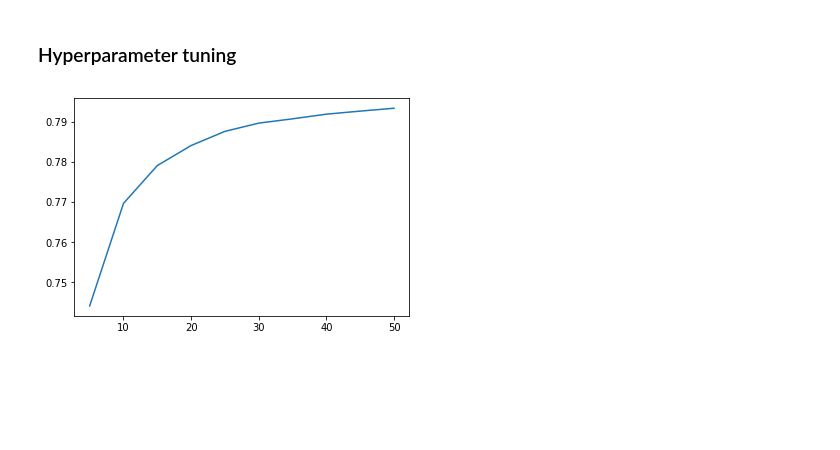
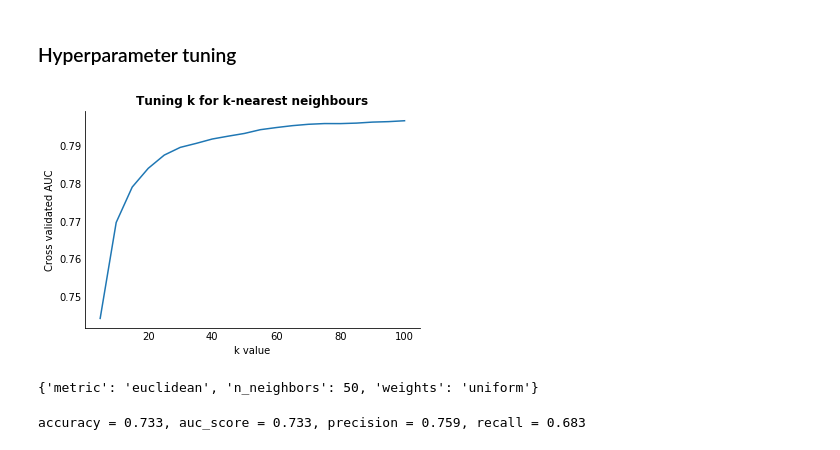
Before and after one commit to jackbustertann/cardiovascular_disease_detection, a Jupyter notebook: index.ipynb, the cells around one changed output. Saved outputs shown, nothing was run; the diff lists cells and outputs as text; code cells hidden in the pictures; blank space fills up the shorter version.

Commit message:
training and validating knn model

```diff
--- a/index.ipynb
+++ b/index.ipynb
@@ -378,12 +375,30 @@ accuracy = 0.694, auc_score = 0.694, precision = 0.698, recall = 0.682
 # %%
 from sklearn.model_selection import cross_val_score
 
-ks = range(5,55,5)
+ks = range(5,105,5)
 scores = []
 for k in ks:
     knn = KNeighborsClassifier(n_neighbors = k)
     score = np.mean(cross_val_score(knn, X_train_without_onehot, y_train, scoring = 'roc_auc', cv = 5))
     scores.append(score)
-plt.plot(ks, scores);
-# %% [output]
-[figure, removed]
+# %%
+fig = plt.figure()
+ax = fig.add_subplot(111)
+ax.plot(ks, scores)
+ax.set_title('Tuning k for k-nearest neighbours', fontweight = 'bold')
+ax.set_xlabel('k value')
+ax.set_ylabel('Cross validated AUC')
+ax.tick_params(axis = 'both', which = 'both', length = 0)
+ax.spines['top'].set_visible(False)
+ax.spines['right'].set_visible(False);
+# %% [output]
+[figure, added]
+# %%
+from sklearn.model_selection import GridSearchCV
+knn = KNeighborsClassifier()
+param_grid = {'n_neighbors': [50], 'weights': ['uniform', 'distance'], 'metric': ['manhattan', 'euclidean', 'cosine']}
+knn_gs = GridSearchCV(knn, param_grid, scoring = 'roc_auc', verbose = 2, cv = 5)
+knn_gs.fit(X_train_without_onehot, y_train)
+knn_gs.best_params_
+# %% [output]
+{'metric': 'euclidean', 'n_neighbors': 50, 'weights': 'uniform'}
@@ -389,0 +410,4 @@ plt.plot(ks, scores);
+# %%
+classification_metrics(y_test, y_test_hat)
+# %% [output]
+accuracy = 0.733, auc_score = 0.733, precision = 0.759, recall = 0.683
```
Also changed, not shown: parts of 11 cells of this notebook.
